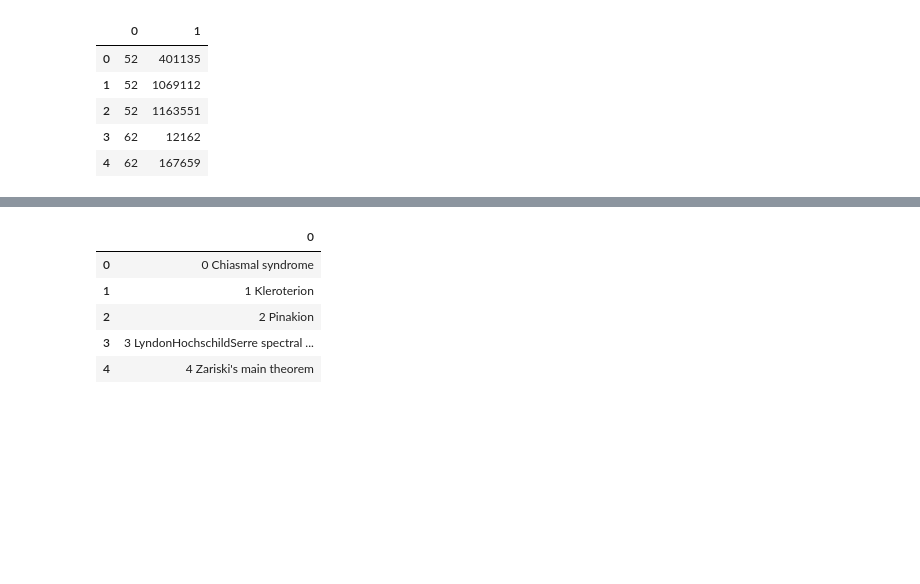
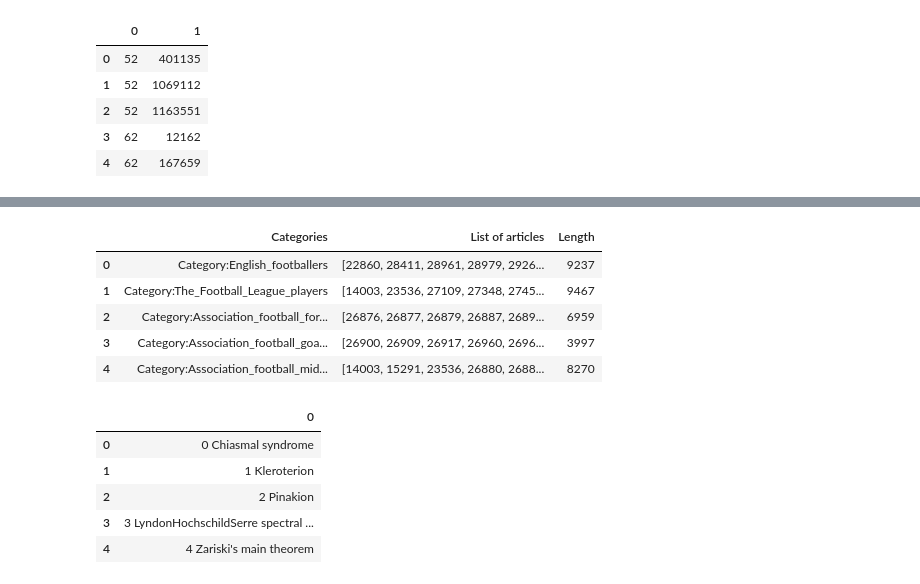
Before and after one commit to flaminia/ADM-HW5-Group-33, a Jupyter notebook: homework_5.ipynb, the cells around one changed output, grey strips where cells are left out. Saved outputs shown, nothing was run; the diff lists cells and outputs as text; code cells hidden in the pictures; blank space fills up the shorter version.

```diff
--- a/homework_5.ipynb
+++ b/homework_5.ipynb
@@ -36,0 +40,15 @@ data_categories.head()
+# %%
+l1 = []
+l2 = []
+for row in data_categories['Categories']:
+    a = [int(s) for s in row.split() if s.isdigit()]
+    l1.append(a)
+    b = ''.join([i for i in row.split() if not i.isdigit()]).replace(";", "")
+    l2.append(b)
+# %%
+df_articles = pd.DataFrame({'List of articles':l1})
+df_categories = pd.DataFrame(l2, columns = ['Categories'])
+
+df_full = df_articles.combine_first(df_categories)
+
+df_full.head()
@@ -37,3 +62,22 @@ data_categories.head()
+# %%
+l = []
+for item in df_full['List of articles']:
+    l.append(len(item))
+
+df_full['Length'] = pd.Series(l)
+
+df_full = df_full[df_full.Length > 3500] # Remove items with lenght < 3500
+
+df_full.index = pd.np.arange(0,len(df_full)) # Reindex
+
+df_full.head()
+# %% [output]
+|  | Categories | List of articles | Length |
+| 0 | Category:English_footballers | [22860, 28411, 28961, 28979, 2926... | 9237 |
+| 1 | Category:The_Football_League_players | [14003, 23536, 27109, 27348, 2745... | 9467 |
+| 2 | Category:Association_football_for... | [26876, 26877, 26879, 26887, 2689... | 6959 |
+| 3 | Category:Association_football_goa... | [26900, 26909, 26917, 26960, 2696... | 3997 |
+| 4 | Category:Association_football_mid... | [14003, 15291, 23536, 26880, 2688... | 8270 |
 # %%
 data_page_names = pd.read_table(r'data\wiki-topcats-page-names.txt.gz',compression='gzip',header=None , sep='\n')
 data_page_names.head()
```
Also changed, not shown: parts of 3 cells of this notebook.
